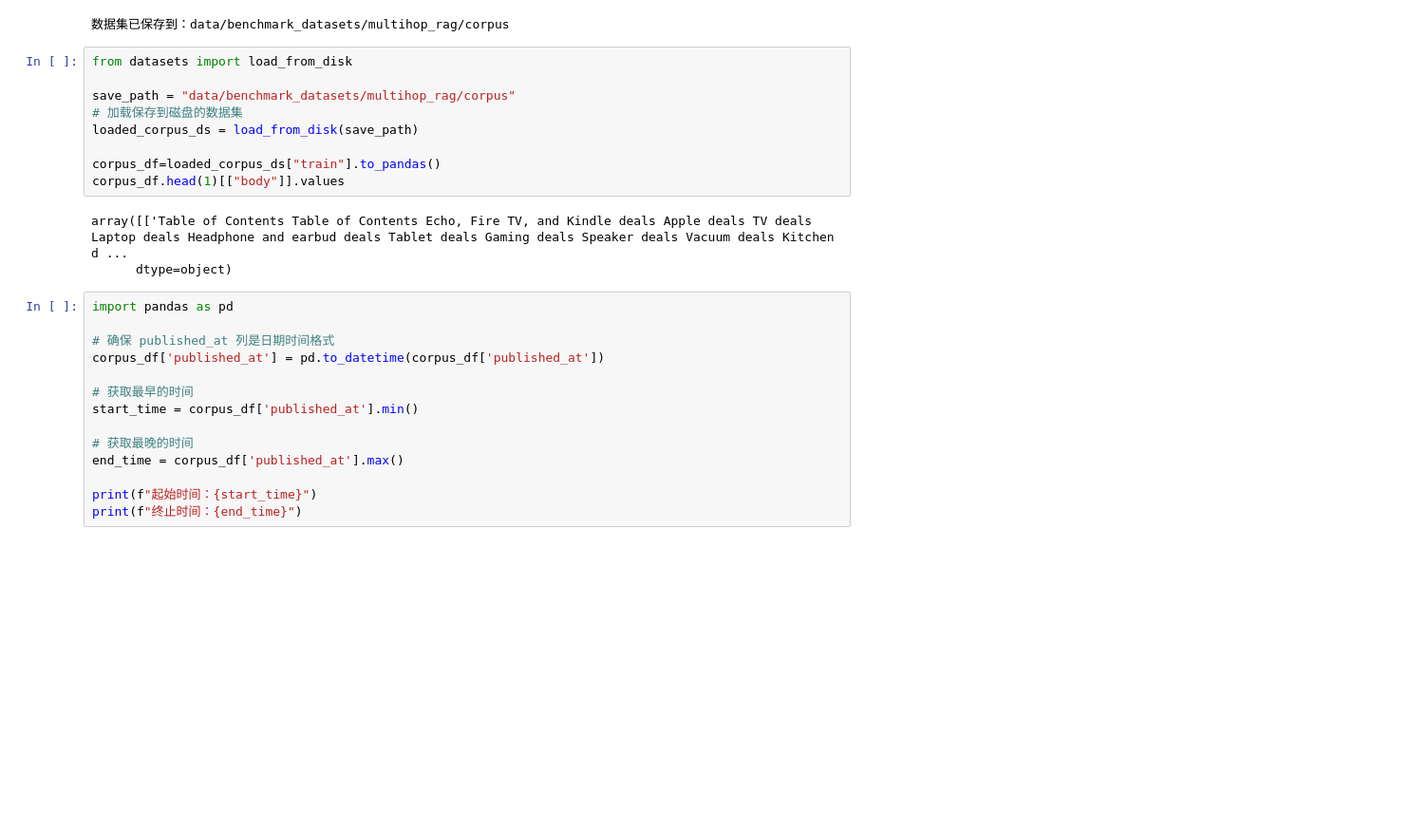
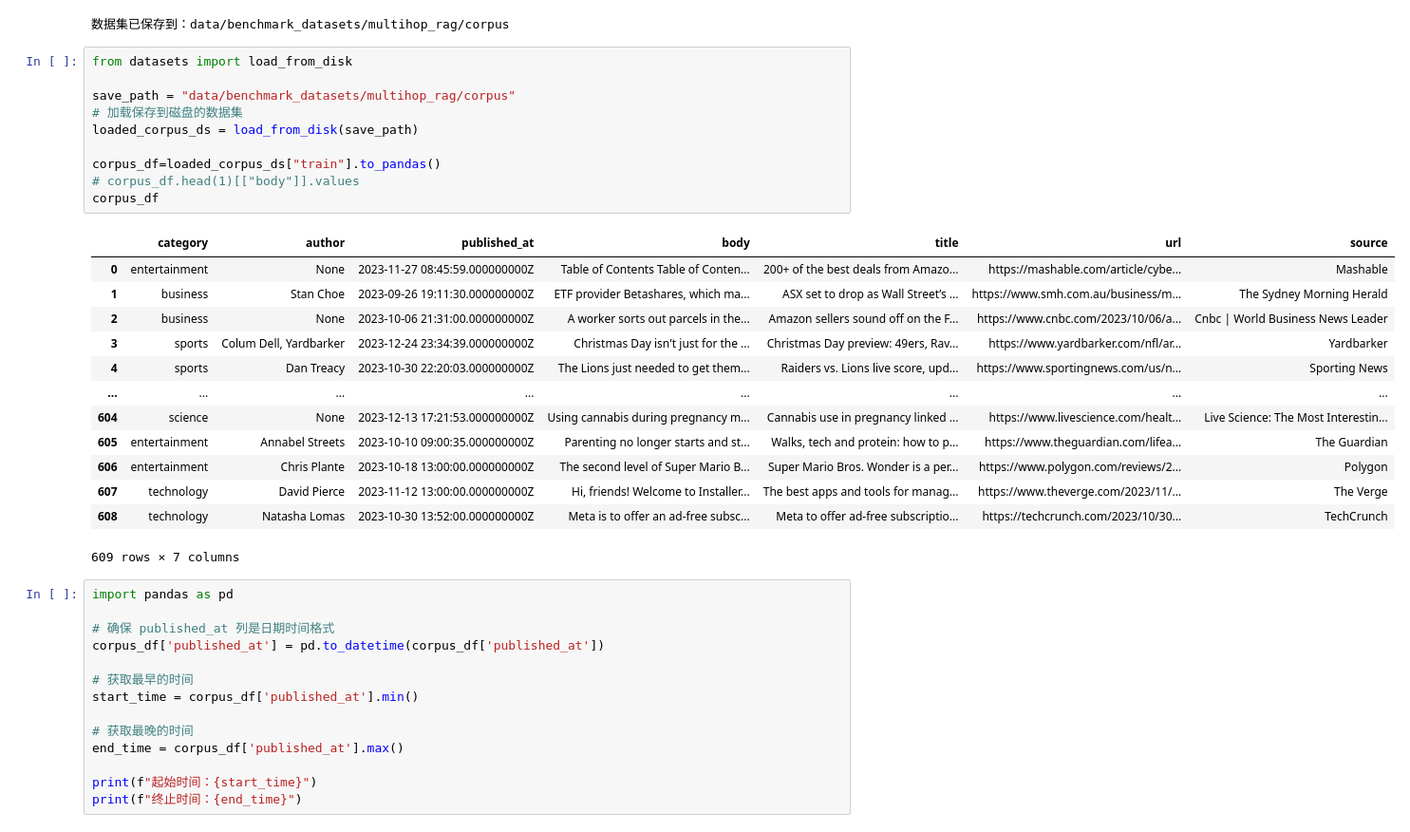
Before and after one commit to YarrowRen/MH-GRAG, a Jupyter notebook: src/benchmarking/process_multihop_rag.ipynb, the cells around one changed output. Shown at 95% size. Cells and saved outputs as stored; diff of their text form; blank space fills up the shorter version.

```diff
--- a/src/benchmarking/process_multihop_rag.ipynb
+++ b/src/benchmarking/process_multihop_rag.ipynb
@@ -24,15 +24,27 @@ print(f"数据集已保存到：{save_path}")
 # %%
 from datasets import load_from_disk
 
 save_path = "data/benchmark_datasets/multihop_rag/corpus"
 # 加载保存到磁盘的数据集
 loaded_corpus_ds = load_from_disk(save_path)
 
 corpus_df=loaded_corpus_ds["train"].to_pandas()
-corpus_df.head(1)[["body"]].values
+# corpus_df.head(1)[["body"]].values
+corpus_df
 # %% [output]
+|  | category | author | published_at | body | title | url | source |
+| 0 | entertainment | None | 2023-11-27 08:45:59.000000000Z | Table of Contents Table of Conten... | 200+ of the best deals from Amazo... | https://mashable.com/article/cybe... | Mashable |
+| 1 | business | Stan Choe | 2023-09-26 19:11:30.000000000Z | ETF provider Betashares, which ma... | ASX set to drop as Wall Street’s ... | https://www.smh.com.au/business/m... | The Sydney Morning Herald |
+| 2 | business | None | 2023-10-06 21:31:00.000000000Z | A worker sorts out parcels in the... | Amazon sellers sound off on the F... | https://www.cnbc.com/2023/10/06/a... | Cnbc | World Business News Leader |
+| 3 | sports | Colum Dell, Yardbarker | 2023-12-24 23:34:39.000000000Z | Christmas Day isn't just for the ... | Christmas Day preview: 49ers, Rav... | https://www.yardbarker.com/nfl/ar... | Yardbarker |
+| 4 | sports | Dan Treacy | 2023-10-30 22:20:03.000000000Z | The Lions just needed to get them... | Raiders vs. Lions live score, upd... | https://www.sportingnews.com/us/n... | Sporting News |
+| ... | ... | ... | ... | ... | ... | ... | ... |
+| 604 | science | None | 2023-12-13 17:21:53.000000000Z | Using cannabis during pregnancy m... | Cannabis use in pregnancy linked ... | https://www.livescience.com/healt... | Live Science: The Most Interestin... |
+| 605 | entertainment | Annabel Streets | 2023-10-10 09:00:35.000000000Z | Parenting no longer starts and st... | Walks, tech and protein: how to p... | https://www.theguardian.com/lifea... | The Guardian |
+| 606 | entertainment | Chris Plante | 2023-10-18 13:00:00.000000000Z | The second level of Super Mario B... | Super Mario Bros. Wonder is a per... | https://www.polygon.com/reviews/2... | Polygon |
+| 607 | technology | David Pierce | 2023-11-12 13:00:00.000000000Z | Hi, friends! Welcome to Installer... | The best apps and tools for manag... | https://www.theverge.com/2023/11/... | The Verge |
+| 608 | technology | Natasha Lomas | 2023-10-30 13:52:00.000000000Z | Meta is to offer an ad-free subsc... | Meta to offer ad-free subscriptio... | https://techcrunch.com/2023/10/30... | TechCrunch |
-array([['Table of Contents Table of Contents Echo, Fire TV, and Kindle deals Apple deals TV deals Laptop deals Headphone and earbud deals Tablet deals Gaming deals Speaker deals Vacuum deals Kitchen d ...
-      dtype=object)
+609 rows × 7 columns
 # %%
 import pandas as pd
 
```
Also changed, not shown: parts of 6 cells of this notebook, 9 other files.
